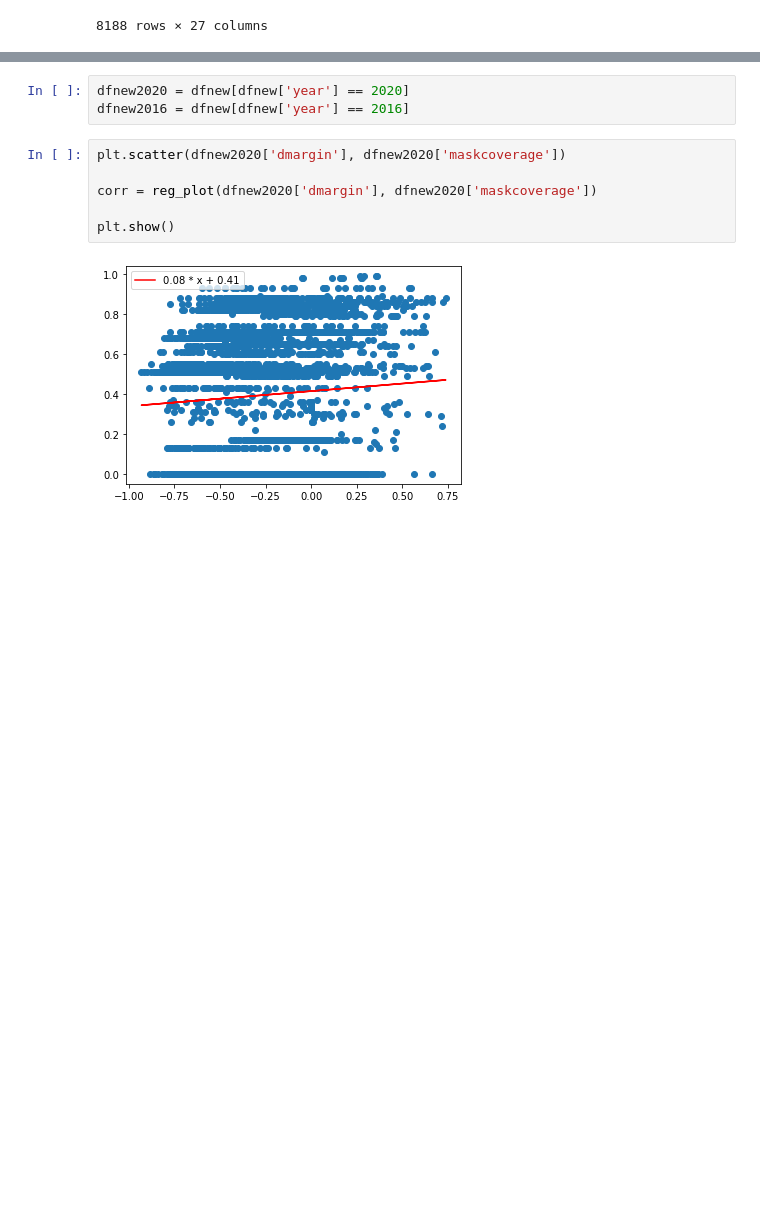
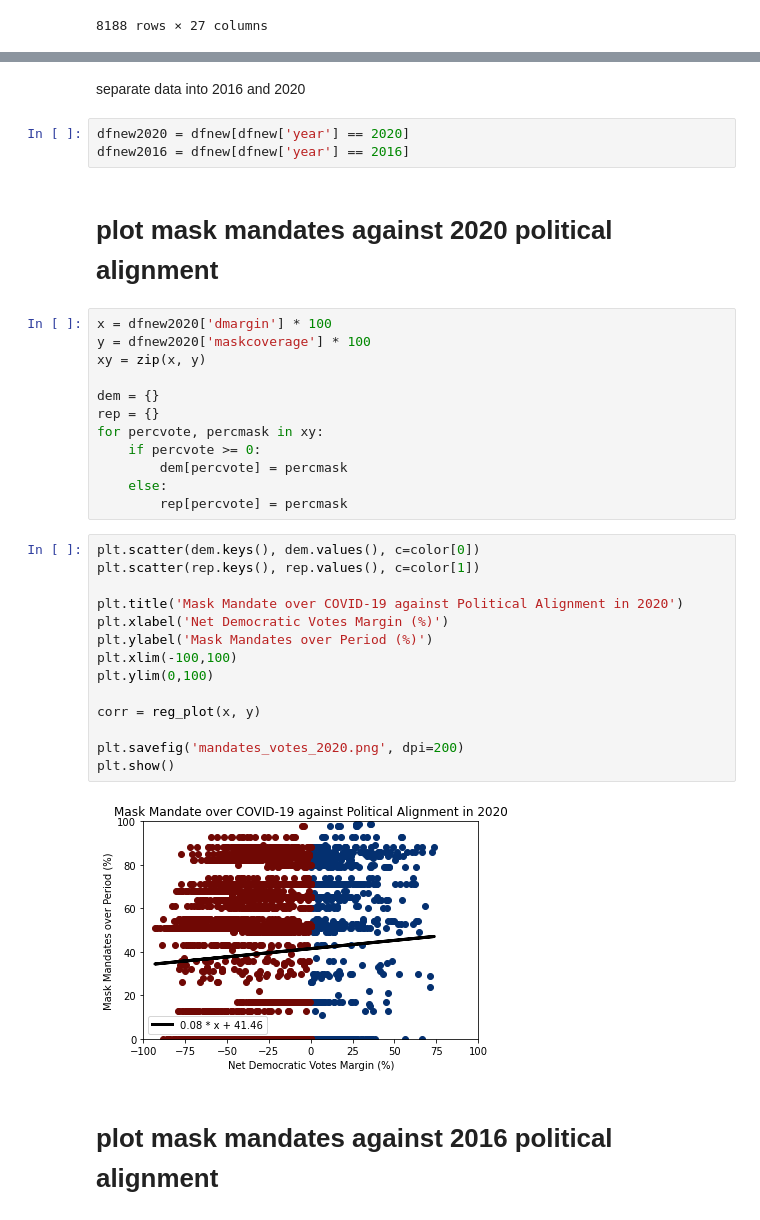
Before and after one commit to jameswniu/political-strongholds-mask-mandates, a Jupyter notebook: clean_analyze_data_20211029_james.ipynb, the cells around one changed output, grey strips where cells are left out. Drawn from its saved outputs; the diff is of its cells as text; blank space fills up the shorter version.

```diff
--- a/clean_analyze_data_20211029_james.ipynb
+++ b/clean_analyze_data_20211029_james.ipynb
@@ -319,12 +449,38 @@ plt.show()
+# %% [markdown]
+separate data into 2016 and 2020
 # %%
 dfnew2020 = dfnew[dfnew['year'] == 2020]
 dfnew2016 = dfnew[dfnew['year'] == 2016]
-# %%
-plt.scatter(dfnew2020['dmargin'], dfnew2020['maskcoverage'])
-
-corr = reg_plot(dfnew2020['dmargin'], dfnew2020['maskcoverage'])
-
-plt.show()
-# %% [output]
-[figure, removed]
+# %% [markdown]
+# plot mask mandates against 2020 political alignment
+# %%
+x = dfnew2020['dmargin'] * 100
+y = dfnew2020['maskcoverage'] * 100
+xy = zip(x, y)
+
+dem = {}
+rep = {}
+for percvote, percmask in xy:
+    if percvote >= 0:
+        dem[percvote] = percmask
+    else:
+        rep[percvote] = percmask
+# %%
+plt.scatter(dem.keys(), dem.values(), c=color[0])
+plt.scatter(rep.keys(), rep.values(), c=color[1])
+
+plt.title('Mask Mandate over COVID-19 against Political Alignment in 2020')
+plt.xlabel('Net Democratic Votes Margin (%)')
+plt.ylabel('Mask Mandates over Period (%)')
+plt.xlim(-100,100)
+plt.ylim(0,100)
+
+corr = reg_plot(x, y)
+
+plt.savefig('mandates_votes_2020.png', dpi=200)
+plt.show()
+# %% [output]
+[figure, added]
+# %% [markdown]
+# plot mask mandates against 2016 political alignment
 # %%
```
Also changed, not shown: parts of 44 cells of this notebook, 10 other files.
